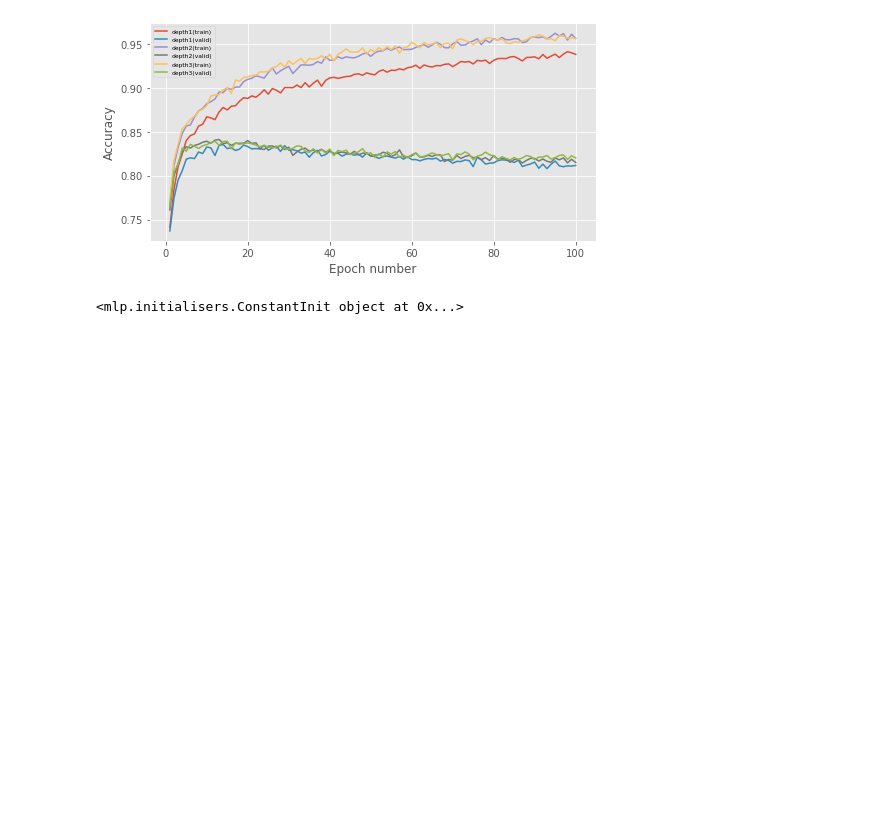
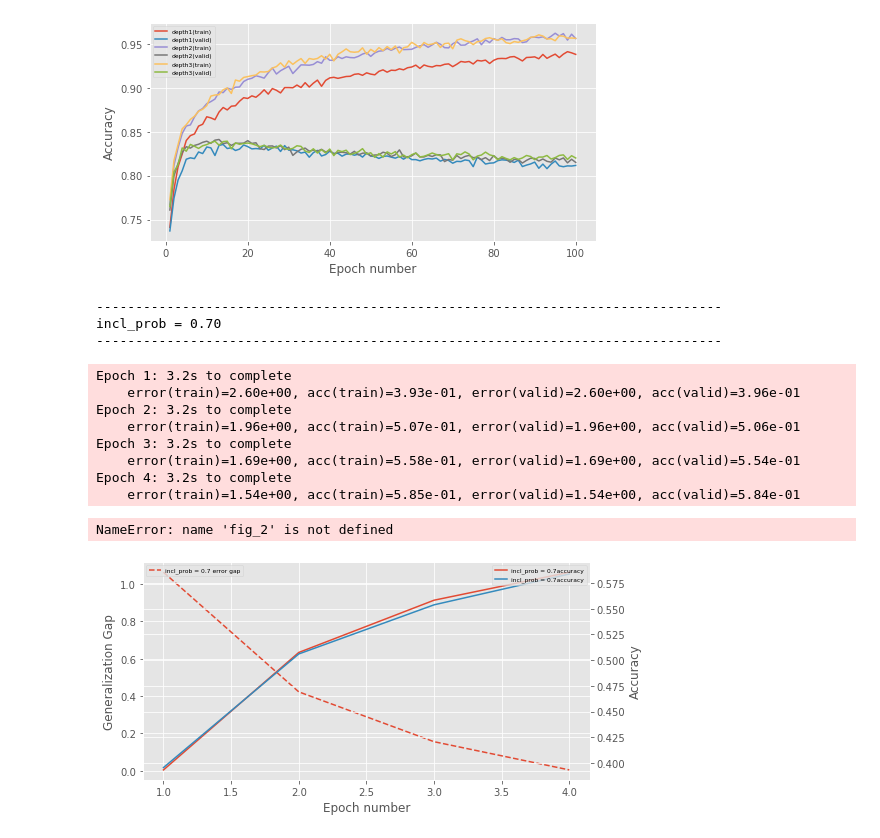
Before and after one commit to arsalansiddique1/mlpractical, a Jupyter notebook: notebooks/Coursework_1.ipynb, the cells around one changed output. Saved outputs shown, nothing was run; the diff lists cells and outputs as text; code cells hidden in the pictures; blank space fills up the shorter version.

```diff
--- a/notebooks/Coursework_1.ipynb
+++ b/notebooks/Coursework_1.ipynb
@@ -420,7 +458,7 @@ Epoch 100: 3.1s to complete
 # %%
 #Task 2 Experiment - Varying dropout probability
 
-from mlp.layers import AffineLayer, SoftmaxLayer, SigmoidLayer, ReluLayer
+from mlp.layers import AffineLayer, SoftmaxLayer, SigmoidLayer, ReluLayer, DropoutLayer
 from mlp.errors import CrossEntropySoftmaxError
 from mlp.models import MultipleLayerModel
 from mlp.initialisers import ConstantInit, GlorotUniformInit
@@ -429,7 +467,7 @@ from mlp.optimisers import Optimiser
 
 # Setup hyperparameters
 learning_rate = 0.0001
-num_epochs = 100
+num_epochs = 4
 stats_interval = 1
 input_dim, output_dim, hidden_dim= 784, 47, 128
 incl_probs = [0.7,0.9,0.95]
@@ -441,13 +479,12 @@ final_accs_valid = []
 #allows plots to be on same pgraph wihtout creatin multple sdeperate figures.
 fig_1 = plt.figure(figsize=(8, 4))
 ax_1 = fig_1.add_subplot(111)
-fig_2 = plt.figure(figsize=(8, 4))
-ax_2 = fig_2.add_subplot(111)
+ax_2 = ax_1.twinx()
 for incl_prob in incl_probs:
 
     print('-' * 80)
-    print('hidden_dim = {0:.2f}'
-          .format(hidden_dim))
+    print('incl_prob = {0:.2f}'
+          .format(incl_prob))
     print('-' * 80)
     # Reset random number generator and data provider states on each run
     # to ensure reproducibility of results
@@ -462,38 +499,62 @@ for incl_prob in incl_probs:
     weights_init = GlorotUniformInit(rng=rng)
     biases_init = ConstantInit(0.)
 
-    # Create model with ONE hidden layer
+    # Create model with THREE hidden layers
     model = MultipleLayerModel([
-    AffineLayer(input_dim, hidden_dim, weights_init, biases_init), # hidden layer
+    DropoutLayer(rng = rng, incl_prob = incl_prob),
+    AffineLayer(input_dim, hidden_dim, weights_init,
+                biases_init),  # first hidden layer
     ReluLayer(),
-    AffineLayer(hidden_dim, output_dim, weights_init, biases_init) # output layer
+    DropoutLayer(rng = rng, incl_prob = incl_prob),
+    AffineLayer(hidden_dim, hidden_dim, weights_init,
+                biases_init),  # second hidden layer
+    ReluLayer(),
+    DropoutLayer(rng = rng, incl_prob = incl_prob),
+    AffineLayer(hidden_dim, hidden_dim, weights_init,
+                biases_init),  # third hidden layer
+    ReluLayer(),
+    DropoutLayer(rng = rng, incl_prob = incl_prob),
+    AffineLayer(hidden_dim, output_dim, weights_init,
+                biases_init)  # output layer
     ])
 
     error = CrossEntropySoftmaxError()
     # Use a Adam learning rule
     learning_rule = AdamLearningRule(learning_rate=learning_rate)
 
     # Remember to use notebook=False when you write a script to be run in a terminal
-    stats, keys, run_time, fig_1, ax_1, fig_2, ax_2 = train_model_and_plot_stats(
-    model, error, learning_rule, train_data, valid_data, num_epochs, stats_interval, fig_1, ax_1, fig_2, ax_2, hidden_dim, notebook=False)
+    stats, keys, run_time, fig_1, ax_1, ax_2 = train_model_and_plot_stats_task2(
+    model, error, learning_rule, train_data, valid_data, num_epochs, stats_interval, fig_1, ax_1,ax_2, incl_prob, notebook=False)
 
 
 
     print('    final error(train) = {0:.2e}'.format(stats[-1, keys['error(train)']]))
     print('    final error(valid) = {0:.2e}'.format(stats[-1, keys['error(valid)']]))
     print('    final acc(train)   = {0:.2e}'.format(stats[-1, keys['acc(train)']]))
     print('    final acc(valid)   = {0:.2e}'.format(stats[-1, keys['acc(valid)']]))
     print('    run time per epoch = {0:.2f}'.format(run_time * 1. / num_epochs))
     print('    generalization gap = {0:.2f}'.format(abs(stats[-1, keys['error(valid)']]
                                                 - stats[-1, keys['error(train)']])))
 
     final_errors_train.append(stats[-1, keys['error(train)']])
     final_errors_valid.append(stats[-1, keys['error(valid)']])
     final_accs_train.append(stats[-1, keys['acc(train)']])
     final_accs_valid.append(stats[-1, keys['acc(valid)']])
 
 plt.show()
-fig_1.savefig('task1_hu_error.pdf')
-fig_2.savefig('task1_hu_accuracy.pdf')
+fig_1.savefig('task2_dout_axis.pdf')
+#fig_2.savefig('task1_hu_accuracy.pdf')
 # %% [output]
-<mlp.initialisers.ConstantInit object at 0x...>
+--------------------------------------------------------------------------------
+incl_prob = 0.70
+--------------------------------------------------------------------------------
+Epoch 1: 3.2s to complete
+    error(train)=2.60e+00, acc(train)=3.93e-01, error(valid)=2.60e+00, acc(valid)=3.96e-01
+Epoch 2: 3.2s to complete
+    error(train)=1.96e+00, acc(train)=5.07e-01, error(valid)=1.96e+00, acc(valid)=5.06e-01
+Epoch 3: 3.2s to complete
+    error(train)=1.69e+00, acc(train)=5.58e-01, error(valid)=1.69e+00, acc(valid)=5.54e-01
+Epoch 4: 3.2s to complete
+    error(train)=1.54e+00, acc(train)=5.85e-01, error(valid)=1.54e+00, acc(valid)=5.84e-01
+NameError: name 'fig_2' is not defined
+[figure, added]
```
Also changed, not shown: parts of 1 cell of this notebook, 1 other file.
